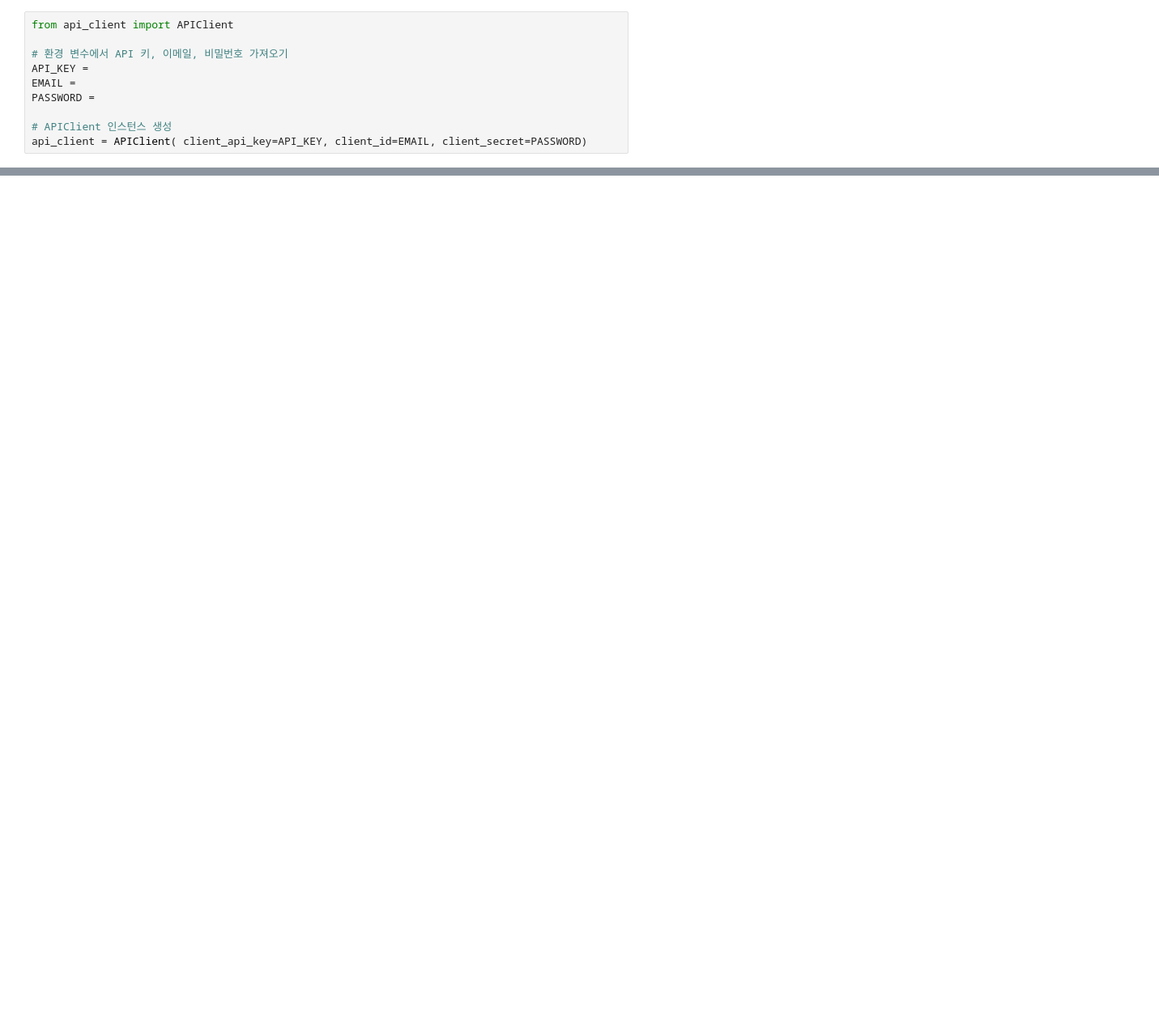
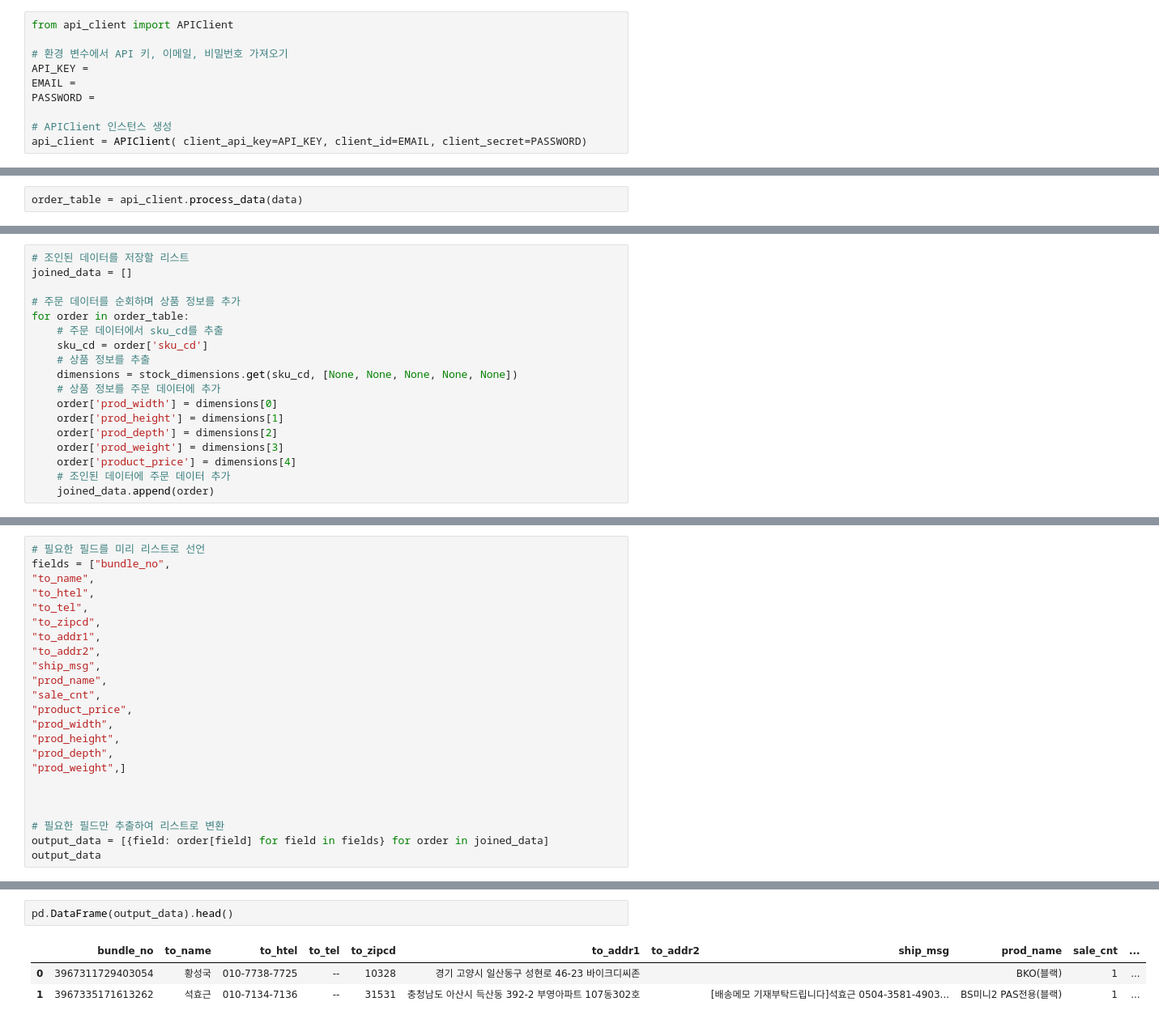
Before and after one commit to soljeong/plto_app, a Jupyter notebook: test.ipynb, the cells around one changed output, grey strips where cells are left out. Shown at 81% size. Cells and saved outputs as stored; diff of their text form; blank space fills up the shorter version.

```diff
--- a/test.ipynb
+++ b/test.ipynb
@@ -31,0 +24,2 @@ data
+# %%
+order_table = api_client.process_data(data)
@@ -52,0 +102,18 @@ api_client.get_data("stock/condition", body={})
+# %%
+# 조인된 데이터를 저장할 리스트
+joined_data = []
+
+# 주문 데이터를 순회하며 상품 정보를 추가
+for order in order_table:
+    # 주문 데이터에서 sku_cd를 추출
+    sku_cd = order['sku_cd']
+    # 상품 정보를 추출
+    dimensions = stock_dimensions.get(sku_cd, [None, None, None, None, None])
+    # 상품 정보를 주문 데이터에 추가
+    order['prod_width'] = dimensions[0]
+    order['prod_height'] = dimensions[1]
+    order['prod_depth'] = dimensions[2]
+    order['prod_weight'] = dimensions[3]
+    order['product_price'] = dimensions[4]
+    # 조인된 데이터에 주문 데이터 추가
+    joined_data.append(order)
@@ -52,0 +171,23 @@ api_client.get_data("stock/condition", body={})
+# %%
+# 필요한 필드를 미리 리스트로 선언
+fields = ["bundle_no",
+"to_name",
+"to_htel",
+"to_tel",
+"to_zipcd",
+"to_addr1",
+"to_addr2",
+"ship_msg",
+"prod_name",
+"sale_cnt",
+"product_price",
+"prod_width",
+"prod_height",
+"prod_depth",
+"prod_weight",]
+
+
+
+# 필요한 필드만 추출하여 리스트로 변환
+output_data = [{field: order[field] for field in fields} for order in joined_data]
+output_data
@@ -52,0 +212,6 @@ api_client.get_data("stock/condition", body={})
+# %%
+pd.DataFrame(output_data).head()
+# %% [output]
+|  | bundle_no | to_name | to_htel | to_tel | to_zipcd | to_addr1 | to_addr2 | ship_msg | prod_name | sale_cnt | ... |
+| 0 | 3967311729403054 | 황성국 | 010-7738-7725 | -- | 10328 | 경기 고양시 일산동구 성현로 46-23 바이크디씨존 |  |  | BKO(블랙) | 1 | ... |
+| 1 | 3967335171613262 | 석효근 | 010-7134-7136 | -- | 31531 | 충청남도 아산시 득산동 392-2 부영아파트 107동302호 |  | [배송메모 기재부탁드립니다]석효근 0504-3581-4903... | BS미니2 PAS전용(블랙) | 1 | ... |
```
Also changed, not shown: parts of 14 cells of this notebook.
